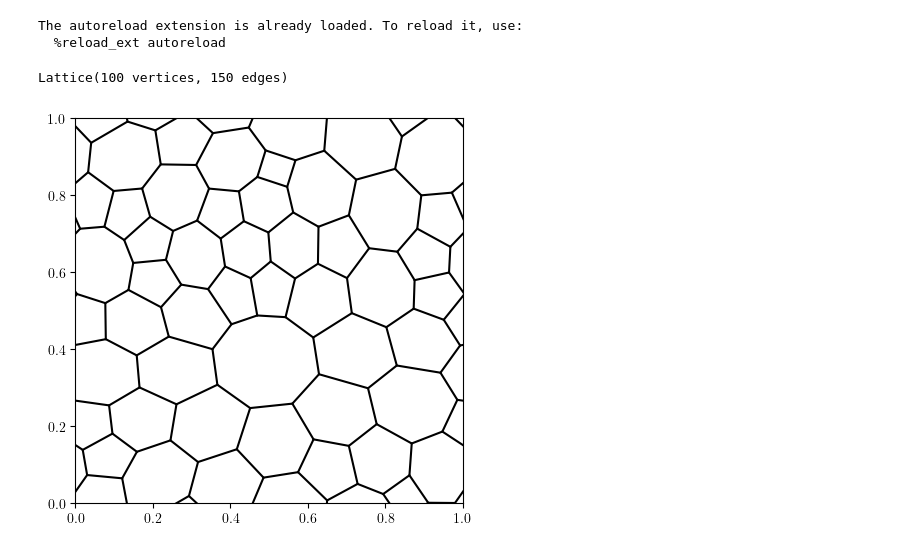
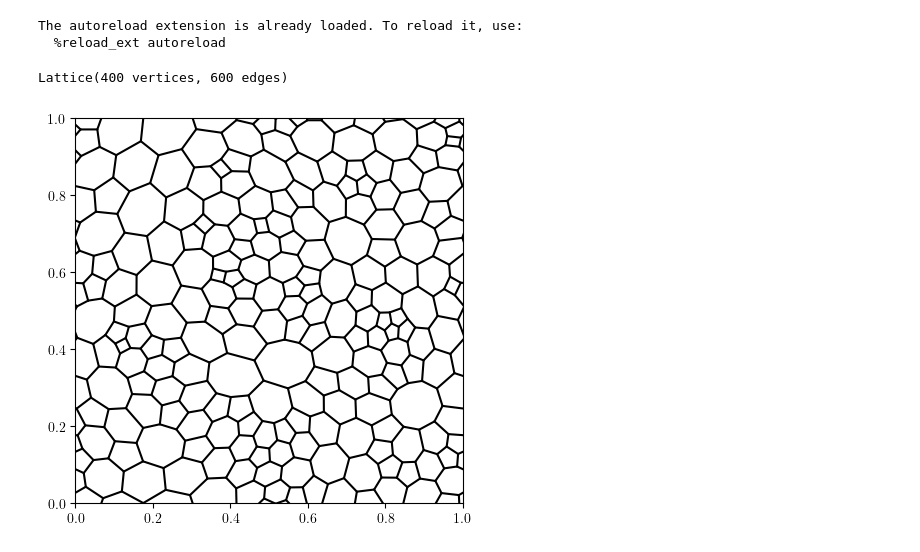
Before and after one commit to dpreuo/alter_morph, a Jupyter notebook: amorphous_mean_field.ipynb, the cells around one changed output. Saved outputs shown, nothing was run; the diff lists cells and outputs as text; code cells hidden in the pictures.

```diff
--- a/amorphous_mean_field.ipynb
+++ b/amorphous_mean_field.ipynb
@@ -39,31 +33,31 @@ aps_halfwidth = 3.375
 # %%
 # generate the lattice and set the initial conditions
 
 import koala.graph_utils
 
 
-system_length = 10
+system_length = 20
 lattice_type = "voronoi"
 lattice = alter_lattice_maker(system_length, lattice_type)
 # lattice = koala.graph_utils.cut_boundaries(lattice)
 
 t1 = 1  # orbital parallel neighbor hopping
-t2 = 1  # orbital perpendicular neighbor hopping
-J = 0.3  # Interaction strength
-filling = 0.5  # filling of the lattice
-initial_m = np.full(lattice.n_vertices, 1.95)  # initial magnetization
+t2 = 0.5  # orbital perpendicular neighbor hopping
+J = 0.5  # Interaction strength
+filling = 0.2  # filling of the lattice
+initial_m = np.full(lattice.n_vertices, 1)  # initial magnetization
 
 initial_parameters = {
     "t1": t1,
     "t2": t2,
     "J": J,
     "filling": filling,
     "initial_m": initial_m,
 }
 
 fig, ax = plt.subplots(1, 1, figsize=(5, 5))
 pl.plot_edges(lattice, ax=ax)
 print(lattice)
 # %% [output]
-Lattice(100 vertices, 150 edges)
+Lattice(400 vertices, 600 edges)
-[figure, old version]
+[figure, new version]
```
Also changed, not shown: parts of 9 cells of this notebook, 2 other files.
